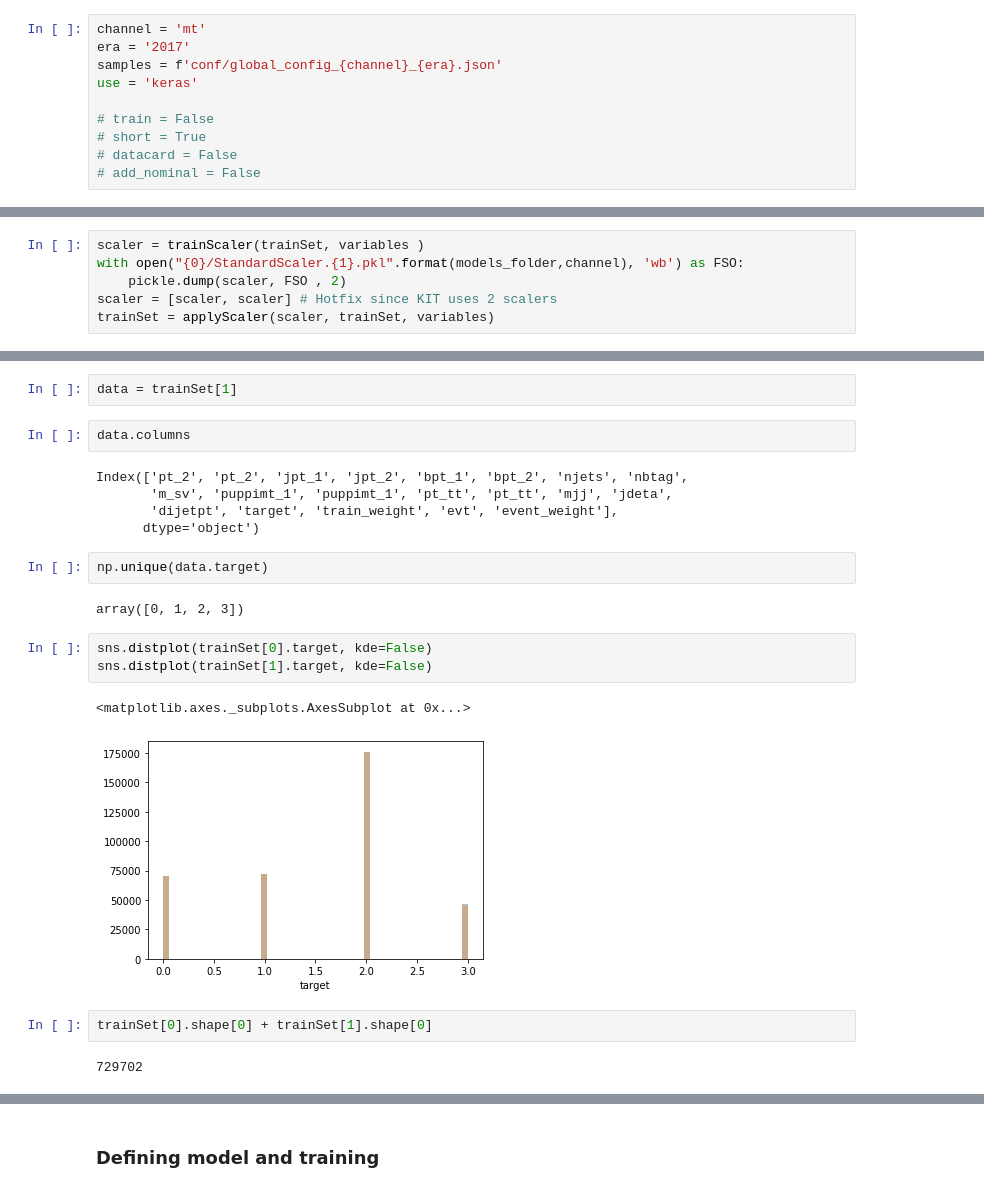
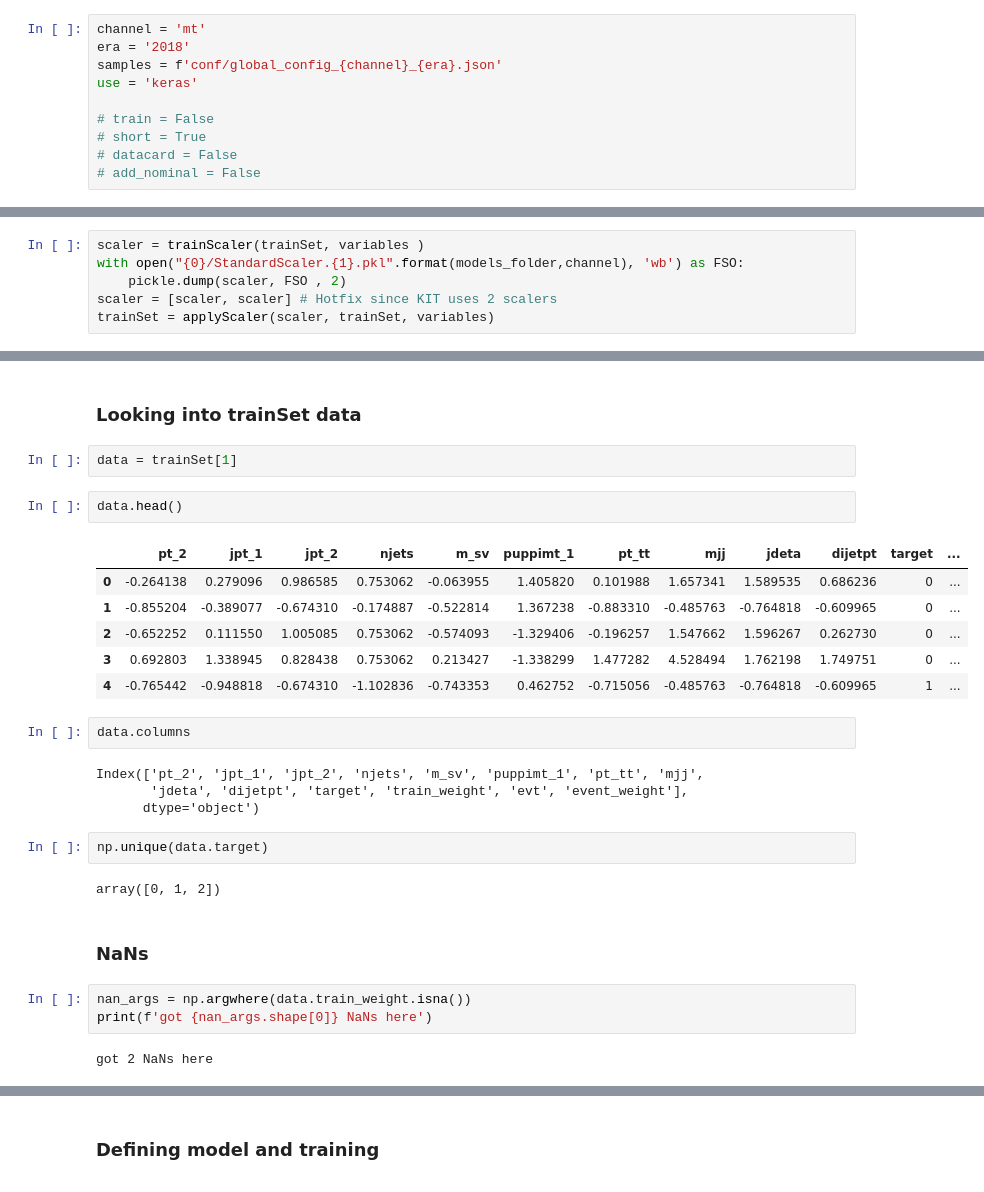
Before and after one commit to yaourtpourtoi/mlFramework, a Jupyter notebook: Playground.ipynb, the cells around one changed output, grey strips where cells are left out. Cells and saved outputs as stored; diff of their text form.

```diff
--- a/Playground.ipynb
+++ b/Playground.ipynb
@@ -28,7 +37,7 @@ import uproot
 ### Parameters definition
 # %%
 channel = 'mt'
-era = '2017'
+era = '2018'
 samples = f'conf/global_config_{channel}_{era}.json'
 use = 'keras'
 
@@ -219,23 +197,30 @@ trainSet[1].head()
+# %% [markdown]
+### **Looking into trainSet data**
 # %%
 data = trainSet[1]
+# %%
+data.head()
+# %% [output]
+|  | pt_2 | jpt_1 | jpt_2 | njets | m_sv | puppimt_1 | pt_tt | mjj | jdeta | dijetpt | target | ... |
+| 0 | -0.264138 | 0.279096 | 0.986585 | 0.753062 | -0.063955 | 1.405820 | 0.101988 | 1.657341 | 1.589535 | 0.686236 | 0 | ... |
+| 1 | -0.855204 | -0.389077 | -0.674310 | -0.174887 | -0.522814 | 1.367238 | -0.883310 | -0.485763 | -0.764818 | -0.609965 | 0 | ... |
+| 2 | -0.652252 | 0.111550 | 1.005085 | 0.753062 | -0.574093 | -1.329406 | -0.196257 | 1.547662 | 1.596267 | 0.262730 | 0 | ... |
+| 3 | 0.692803 | 1.338945 | 0.828438 | 0.753062 | 0.213427 | -1.338299 | 1.477282 | 4.528494 | 1.762198 | 1.749751 | 0 | ... |
+| 4 | -0.765442 | -0.948818 | -0.674310 | -1.102836 | -0.743353 | 0.462752 | -0.715056 | -0.485763 | -0.764818 | -0.609965 | 1 | ... |
 # %%
 data.columns
 # %% [output]
-Index(['pt_2', 'pt_2', 'jpt_1', 'jpt_2', 'bpt_1', 'bpt_2', 'njets', 'nbtag',
-       'm_sv', 'puppimt_1', 'puppimt_1', 'pt_tt', 'pt_tt', 'mjj', 'jdeta',
-       'dijetpt', 'target', 'train_weight', 'evt', 'event_weight'],
+Index(['pt_2', 'jpt_1', 'jpt_2', 'njets', 'm_sv', 'puppimt_1', 'pt_tt', 'mjj',
+       'jdeta', 'dijetpt', 'target', 'train_weight', 'evt', 'event_weight'],
       dtype='object')
 # %%
 np.unique(data.target)
 # %% [output]
-array([0, 1, 2, 3])
+array([0, 1, 2])
-# %%
-sns.distplot(trainSet[0].target, kde=False)
-sns.distplot(trainSet[1].target, kde=False)
-# %% [output]
-<matplotlib.axes._subplots.AxesSubplot at 0x...>
-[figure, removed]
-# %%
-trainSet[0].shape[0] + trainSet[1].shape[0]
-# %% [output]
-729702
+# %% [markdown]
+### **NaNs**
+# %%
+nan_args = np.argwhere(data.train_weight.isna())
+print(f'got {nan_args.shape[0]} NaNs here')
+# %% [output]
+got 2 NaNs here
```
Also changed, not shown: parts of 56 cells of this notebook, 4 other files.
